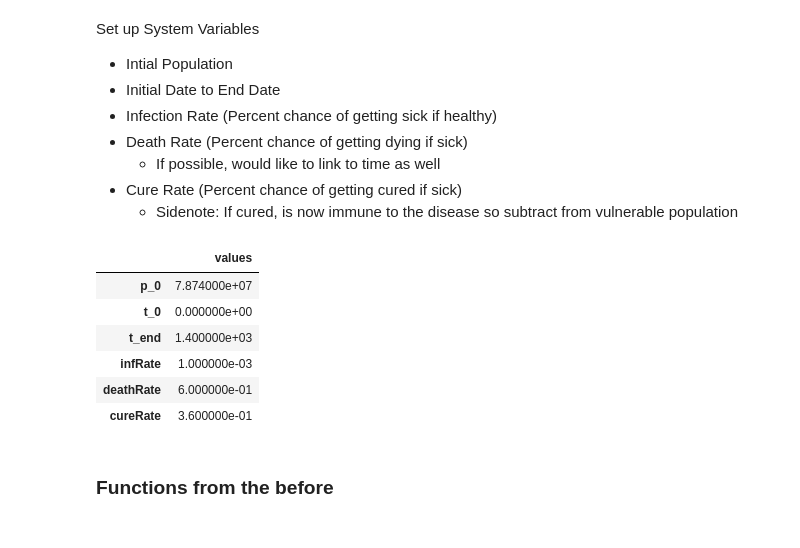
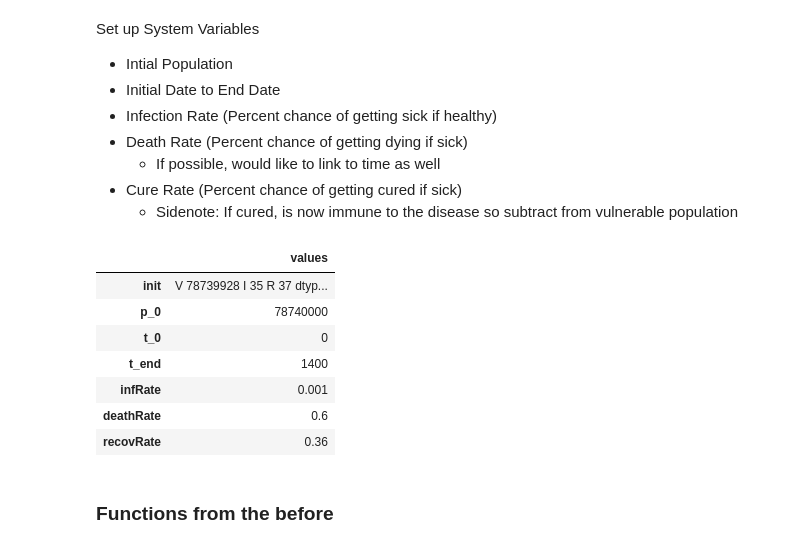
Before and after one commit to SanderMiller/ModSimPy, a Jupyter notebook: code/Project 1 - Ebola.ipynb, the cells around one changed output. Cells and saved outputs as stored; diff of their text form; code cells hidden in the pictures.

```diff
--- a/code/Project 1 - Ebola.ipynb
+++ b/code/Project 1 - Ebola.ipynb
@@ -45,20 +41,22 @@ Set up System Variables
 - Cure Rate (Percent chance of getting cured if sick)
     - Sidenote: If cured, is now immune to the disease so subtract from vulnerable population
 # %%
-system = System(p_0 = 78740000,   # Initial Population of DRC
+system = System(init = State(V=78739928, I = 35, R = 37),
+                p_0 = 78740000,   # Initial Population of DRC
                 t_0=0,            # Time Started (day zero)
                 t_end=1400,       # Time Ended (what we're trying to find)
                 infRate = 0.001,  # Percent chance of being infected if healthy
                 deathRate = 0.6,  # Percent chance of dying if sick
-                cureRate = 0.36)  # Percent chance of being cured if sick
+                recovRate = 0.36) # Percent chance of recovering if sick
 # %% [output]
 |  | values |
-| p_0 | 7.874000e+07 |
-| t_0 | 0.000000e+00 |
-| t_end | 1.400000e+03 |
-| infRate | 1.000000e-03 |
-| deathRate | 6.000000e-01 |
-| cureRate | 3.600000e-01 |
+| init | V 78739928 I 35 R 37 dtyp... |
+| p_0 | 78740000 |
+| t_0 | 0 |
+| t_end | 1400 |
+| infRate | 0.001 |
+| deathRate | 0.6 |
+| recovRate | 0.36 |
 # %% [markdown]
 ### Functions from the before
 # %%
```
Also changed, not shown: parts of 11 cells of this notebook.
